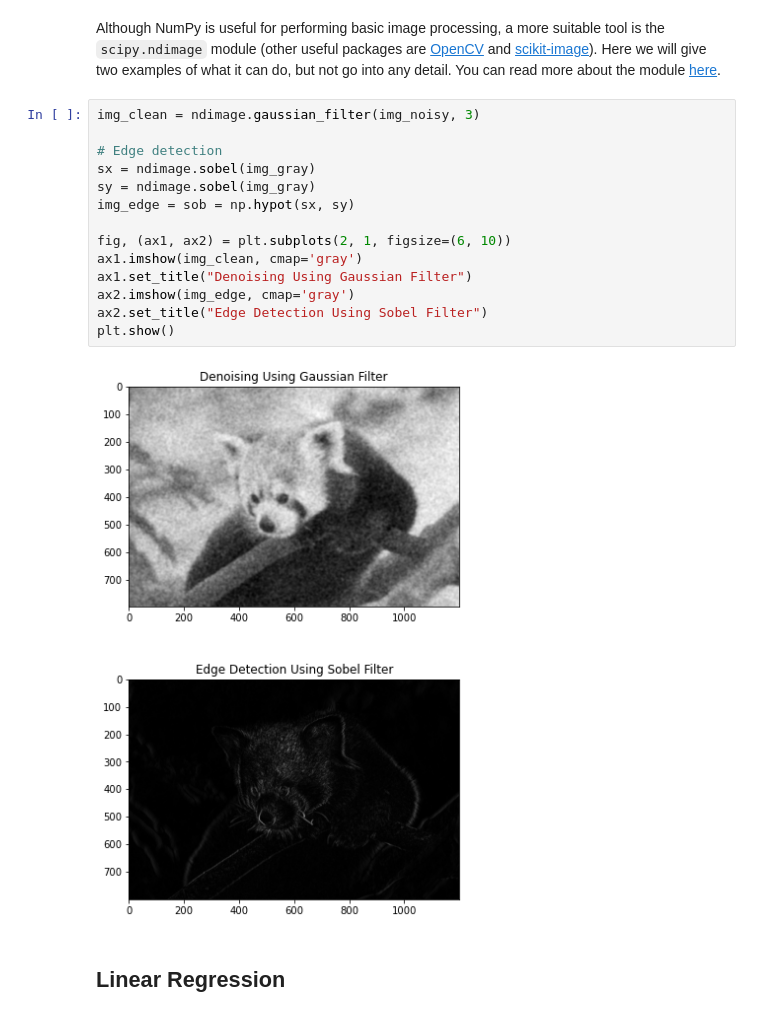
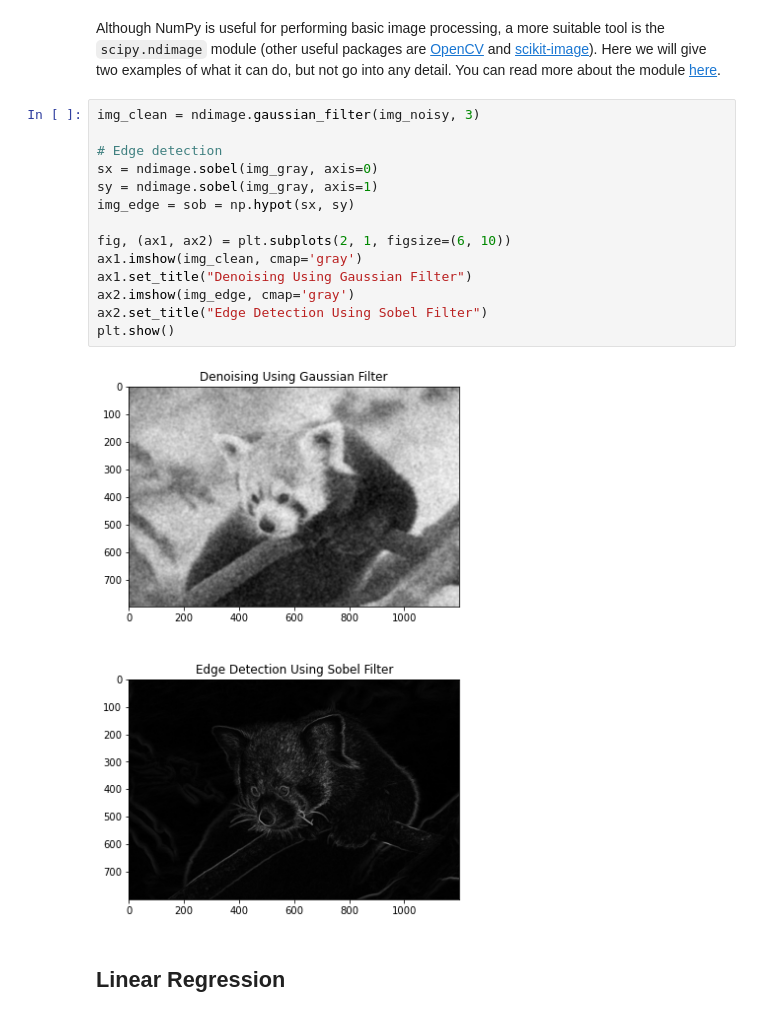
Before and after one commit to warwickdatasciencesociety/python-for-data-science, a Jupyter notebook: session-three/session-three-project-solutions.ipynb, the cells around one changed output. Cells and saved outputs as stored; diff of their text form.

Commit message:
Make correction to Sobel filter code

```diff
--- a/session-three/session-three-project-solutions.ipynb
+++ b/session-three/session-three-project-solutions.ipynb
@@ -197,19 +197,19 @@ Although NumPy is useful for performing basic image processing, a more suitable
 # %%
 img_clean = ndimage.gaussian_filter(img_noisy, 3)
 
 # Edge detection
-sx = ndimage.sobel(img_gray)
-sy = ndimage.sobel(img_gray)
+sx = ndimage.sobel(img_gray, axis=0)
+sy = ndimage.sobel(img_gray, axis=1)
 img_edge = sob = np.hypot(sx, sy)
 
 fig, (ax1, ax2) = plt.subplots(2, 1, figsize=(6, 10))
 ax1.imshow(img_clean, cmap='gray')
 ax1.set_title("Denoising Using Gaussian Filter")
 ax2.imshow(img_edge, cmap='gray')
 ax2.set_title("Edge Detection Using Sobel Filter")
 plt.show()
 # %% [output]
-[figure, old version]
+[figure, new version]
 # %% [markdown]
 ## Linear Regression
 # %% [markdown]
```
Also changed, not shown: 1 other file.
